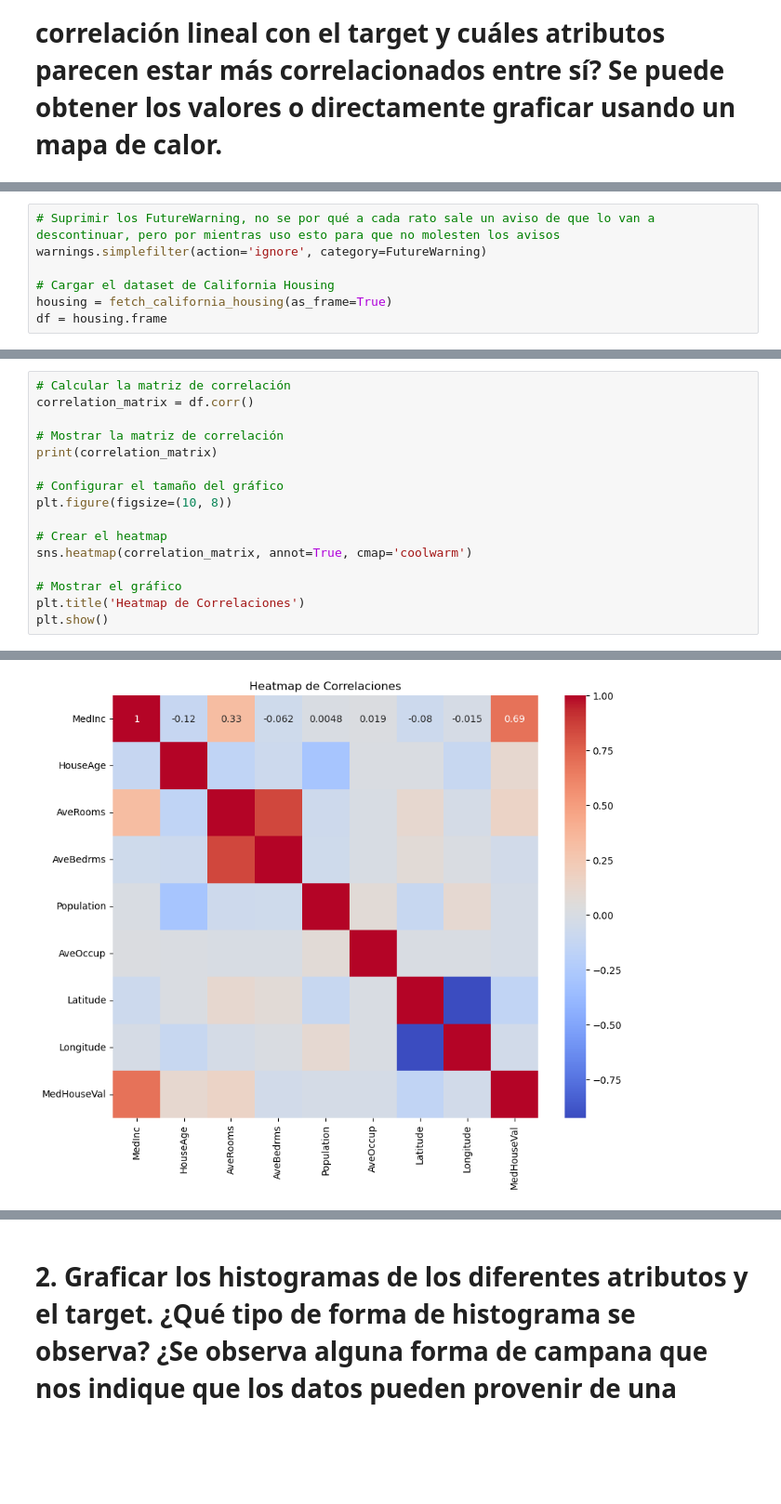
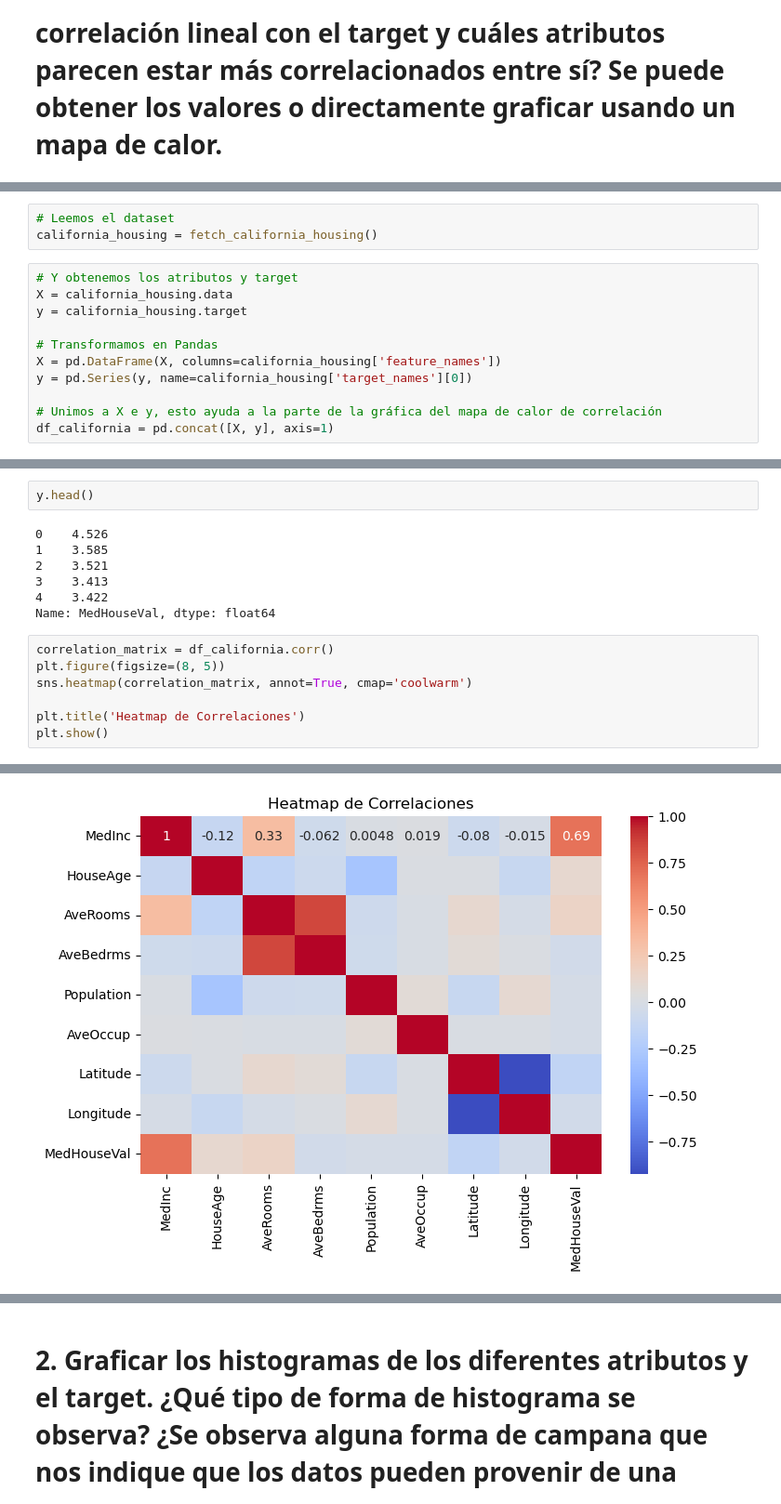
Before and after one commit to christophcharaf/house-regression-ridge, a Jupyter notebook: house-regression-ridge.ipynb, the cells around one changed output, grey strips where cells are left out. Shown at 93% size. Drawn from its saved outputs; the diff is of its cells as text; blank space fills up the shorter version.

```diff
--- a/house-regression-ridge.ipynb
+++ b/house-regression-ridge.ipynb
@@ -12,8 +14,15 @@ from sklearn.metrics import mean_squared_error, mean_absolute_error, r2_score
 import warnings
+# %%
+# Leemos el dataset
+california_housing = fetch_california_housing()
 # %%
-# Suprimir los FutureWarning, no se por qué a cada rato sale un aviso de que lo van a descontinuar, pero por mientras uso esto para que no molesten los avisos
-warnings.simplefilter(action='ignore', category=FutureWarning)
+# Y obtenemos los atributos y target
+X = california_housing.data
+y = california_housing.target
 
-# Cargar el dataset de California Housing
-housing = fetch_california_housing(as_frame=True)
-df = housing.frame
+# Transformamos en Pandas
+X = pd.DataFrame(X, columns=california_housing['feature_names'])
+y = pd.Series(y, name=california_housing['target_names'][0])
+
+# Unimos a X e y, esto ayuda a la parte de la gráfica del mapa de calor de correlación
+df_california = pd.concat([X, y], axis=1)
@@ -20,17 +38,17 @@ df = housing.frame
+# %%
+y.head()
+# %% [output]
+0    4.526
+1    3.585
+2    3.521
+3    3.413
+4    3.422
+Name: MedHouseVal, dtype: float64
 # %%
-# Calcular la matriz de correlación
-correlation_matrix = df.corr()
-
-# Mostrar la matriz de correlación
-print(correlation_matrix)
-
-# Configurar el tamaño del gráfico
-plt.figure(figsize=(10, 8))
-
-# Crear el heatmap
+correlation_matrix = df_california.corr()
+plt.figure(figsize=(8, 5))
 sns.heatmap(correlation_matrix, annot=True, cmap='coolwarm')
 
-# Mostrar el gráfico
 plt.title('Heatmap de Correlaciones')
 plt.show()
 # %% [output]
@@ -54,3 +55,3 @@ MedHouseVal -0.144160  -0.045967     1.000000
-[figure, old version]
+[figure, new version]
 # %% [markdown]
 MedHouseVal y MedInc vendrian teniendo la mayor relacion, teniendo en cuenta que usamos MedHouseVal como target.
```
Also changed, not shown: parts of 16 cells of this notebook.
